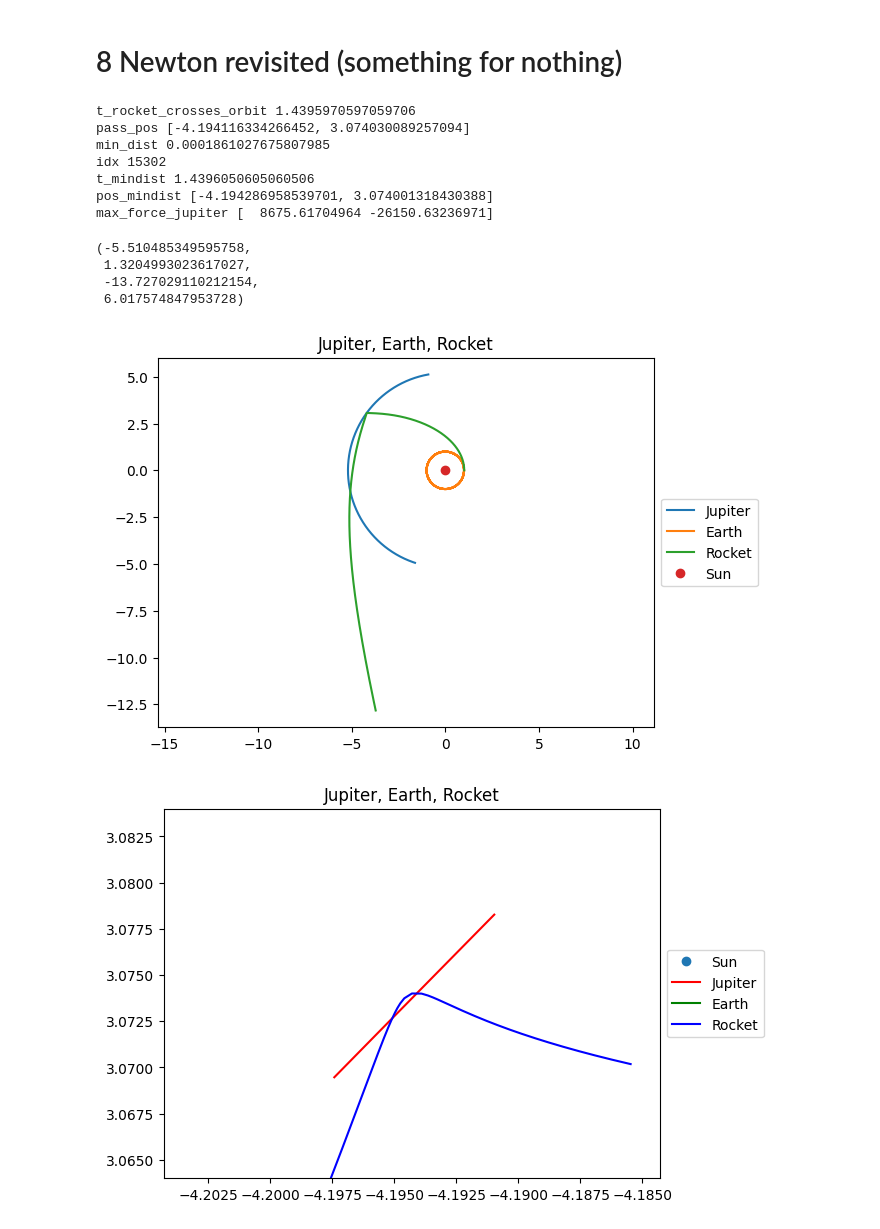
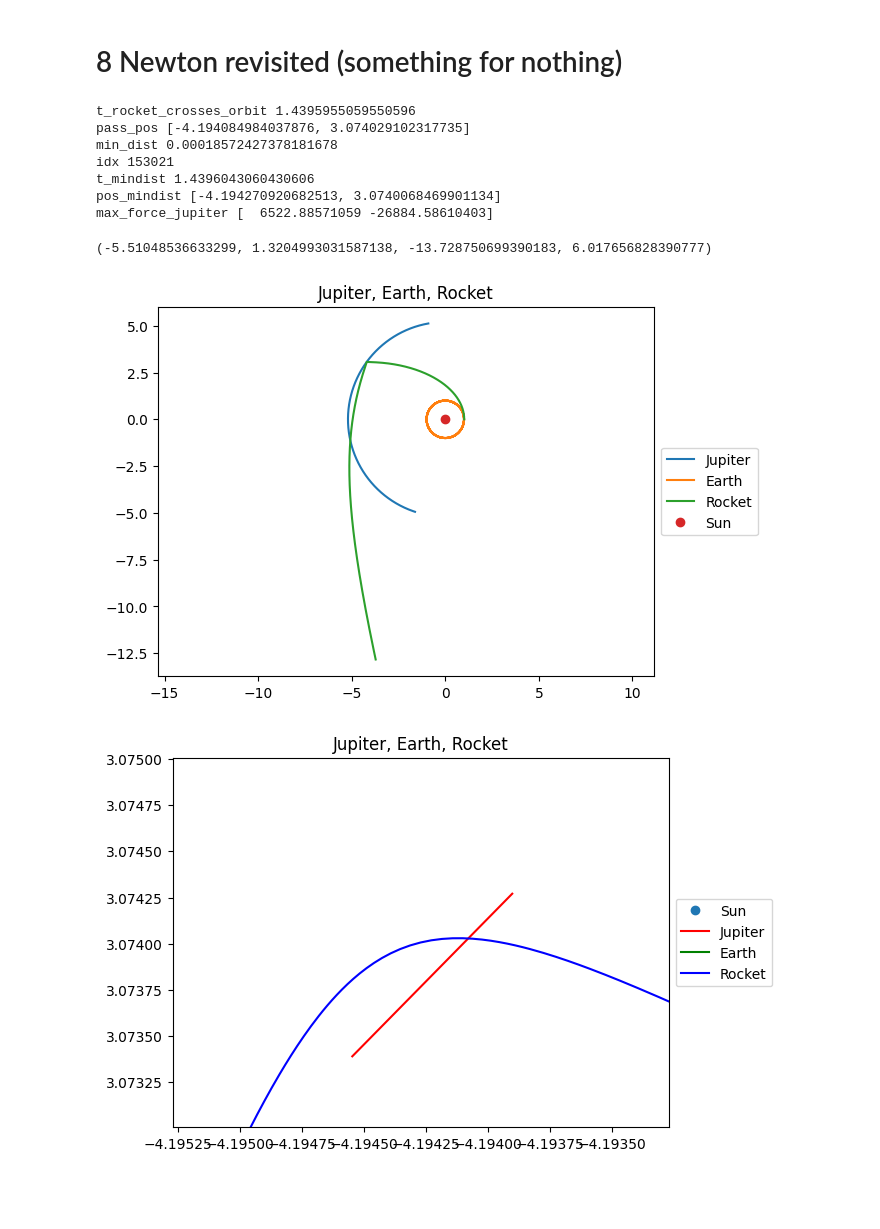
Before and after one commit to vilhelm-k/SF1692, a Jupyter notebook: Project.ipynb, the cells around one changed output. Saved outputs shown, nothing was run; the diff lists cells and outputs as text; code cells hidden in the pictures; blank space fills up the shorter version.

```diff
--- a/Project.ipynb
+++ b/Project.ipynb
@@ -260,35 +260,36 @@ t = np.concatenate((t, t_close, t_rest))
 y = np.concatenate((y, y_close, y_rest))
 # %%
 # first value where rocket is morem than 5.2 AU from sun
+# used to initially set the position of jupiter.
+# ran once, then updated jupiter_pos and ran again
 mask = np.where(np.sqrt(y[:,4]**2+y[:,5]**2) > 5.2)
 t_rocket_crosses_orbit = t[mask][0]
 pass_pos = y[mask][0, 4:6]
 print('t_rocket_crosses_orbit', t_rocket_crosses_orbit)
 print('pass_pos', list(pass_pos))
 
+# the closest point between the rocket and jupiter.
+# used this to update jupiter's position twice in the same way as above
 rocket_jupiter_diff = y[:,4:6] - y[:,0:2]
 min_dist = np.min(np.linalg.norm(rocket_jupiter_diff, axis=1))
-print('min_dist', min_dist)
-# print index of this minimum
 idx = np.argmin(np.linalg.norm(rocket_jupiter_diff, axis=1))
 pos_mindist = y[idx, 4:6]
+print('min_dist', min_dist)
 print('idx', idx)
 print('t_mindist', t[idx])
 print('pos_mindist', list(pos_mindist))
 
-# calculate minimum distance between rocket and jupiter, as well as time
-
 force = -1*f_gravity_vector(y[idx, 4:6], y[idx, 0:2], 1/1047.945205479452)
 force_sun = -1*f_gravity_vector(y[idx, 4:6], np.array([0, 0]), 1)
 print('max_force_jupiter', force)
 # %% [output]
-t_rocket_crosses_orbit 1.4395970597059706
-pass_pos [-4.194116334266452, 3.074030089257094]
-min_dist 0.0001861027675807985
-idx 15302
-t_mindist 1.4396050605060506
-pos_mindist [-4.194286958539701, 3.074001318430388]
-max_force_jupiter [  8675.61704964 -26150.63236971]
+t_rocket_crosses_orbit 1.4395955059550596
+pass_pos [-4.194084984037876, 3.074029102317735]
+min_dist 0.00018572427378181678
+idx 153021
+t_mindist 1.4396043060430606
+pos_mindist [-4.194270920682513, 3.0740068469901134]
+max_force_jupiter [  6522.88571059 -26884.58610403]
 # %%
 plt.plot(y[:,0], y[:,1], label='Jupiter')
 plt.plot(y[:,2], y[:,3], label='Earth')
@@ -296,37 +297,36 @@ plt.plot(y[:,4], y[:,5], label='Rocket')
 plt.plot(0, 0, 'o', label='Sun')
 plt.legend(loc='center left', bbox_to_anchor=(1, 0.5))
 plt.title('Jupiter, Earth, Rocket')
+plt.xlim(-10, 2)
+plt.ylim(-6, 6)
 plt.axis('equal')
 # %% [output]
-(-5.510485349595758,
- 1.3204993023617027,
- -13.727029110212154,
- 6.017574847953728)
+(-5.51048536633299, 1.3204993031587138, -13.728750699390183, 6.017656828390777)
 [figure]
 # %%
 y_subsample = y[idx-1000:idx+1000:10]
 fig, ax = plt.subplots()
 ax.plot(0, 0, 'o', label='Sun')
 ln1, = ax.plot([], [], 'r-', label='Jupiter')
 ln2, = ax.plot([], [], 'g-', label='Earth')
 ln3, = ax.plot([], [], 'b-', label='Rocket')
 
 
-d = 0.01
+d = 0.001
 def init():
     ax.set_xlim(pos_mindist[0]-d, pos_mindist[0]+d)
     ax.set_ylim(pos_mindist[1]-d, pos_mindist[1]+d)
     ax.set_title('Jupiter, Earth, Rocket')
     ax.legend(loc='center left', bbox_to_anchor=(1, 0.5))
     return ln1, ln2, ln3,
 
 def update(frame):
     ln1.set_data(y_subsample[:frame, 0], y_subsample[:frame, 1])
     ln2.set_data(y_subsample[:frame, 2], y_subsample[:frame, 3])
     ln3.set_data(y_subsample[:frame, 4], y_subsample[:frame, 5])
     return ln1, ln2, ln3,
 
 ani = FuncAnimation(fig, update, frames=len(y_subsample), init_func=init, blit=True)
 ani.save("newton2.gif", writer=PillowWriter(fps=10))
 # %% [output]
-[figure, old version]
+[figure, new version]
```
Also changed, not shown: 4 other files.
